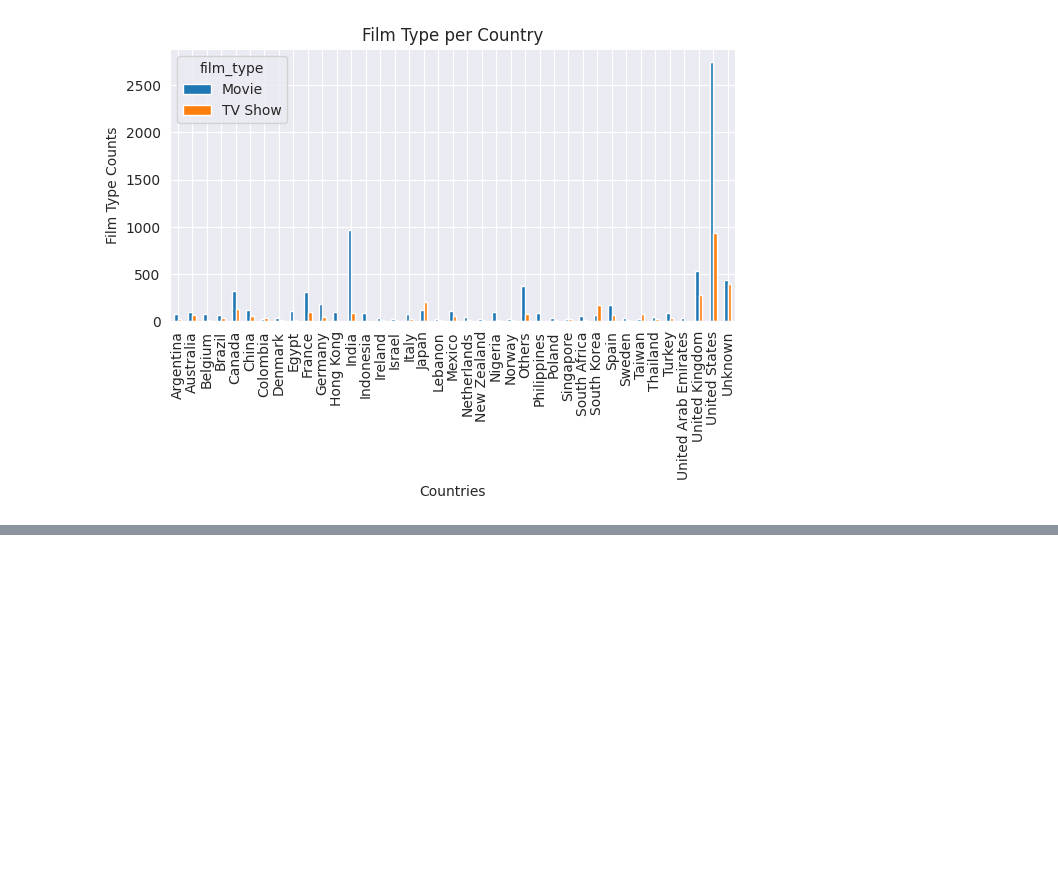
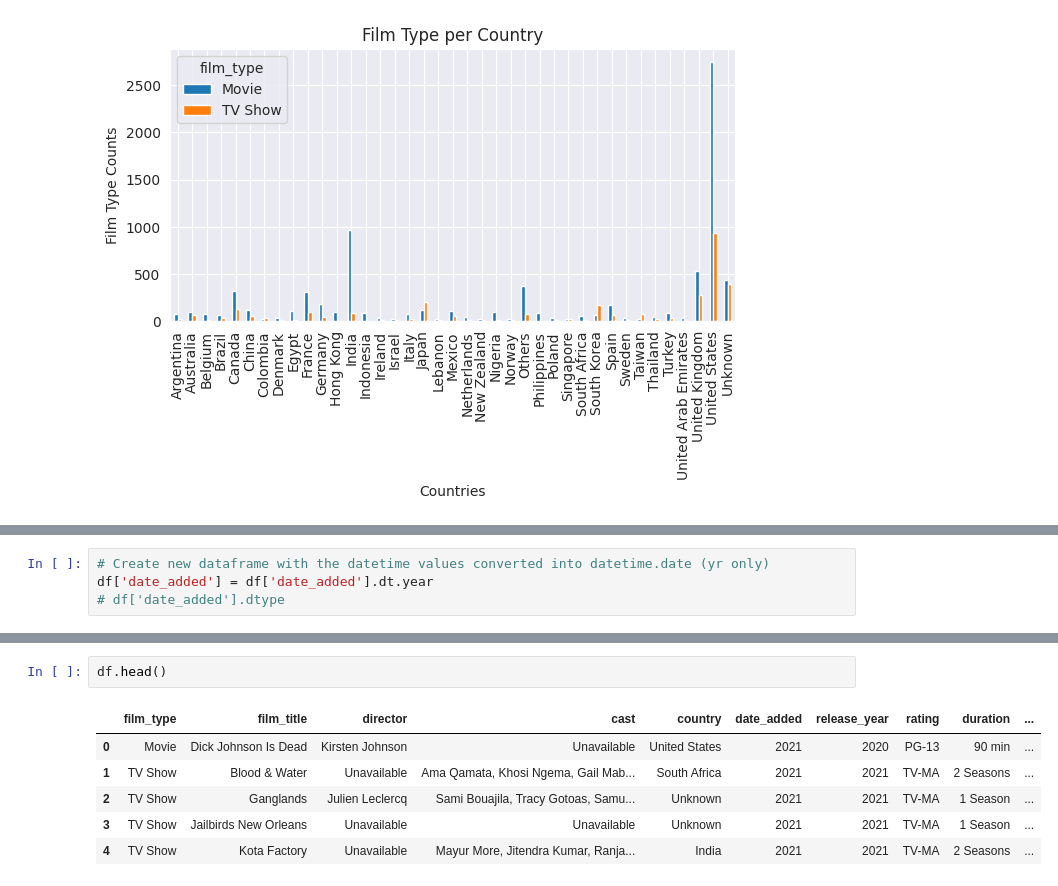
Before and after one commit to mutumagitonga/Netflix-Movies-and-TV-Shows-Data-Analysis, a Jupyter notebook: netflix_movies_and_shows.ipynb, the cells around one changed output, grey strips where cells are left out. Saved outputs shown, nothing was run; the diff lists cells and outputs as text; blank space fills up the shorter version.

Commit message:
Convert date_added col to datetime.date(year) to group film_type counts per year

```diff
--- a/netflix_movies_and_shows.ipynb
+++ b/netflix_movies_and_shows.ipynb
@@ -807,0 +831,4 @@ Text(0.5, 1.0, 'Film Type per Country')
+# %%
+# Create new dataframe with the datetime values converted into datetime.date (yr only)
+df['date_added'] = df['date_added'].dt.year
+# df['date_added'].dtype
@@ -807,0 +860,9 @@ Text(0.5, 1.0, 'Film Type per Country')
+# %%
+df.head()
+# %% [output]
+|  | film_type | film_title | director | cast | country | date_added | release_year | rating | duration | ... |
+| 0 | Movie | Dick Johnson Is Dead | Kirsten Johnson | Unavailable | United States | 2021 | 2020 | PG-13 | 90 min | ... |
+| 1 | TV Show | Blood & Water | Unavailable | Ama Qamata, Khosi Ngema, Gail Mab... | South Africa | 2021 | 2021 | TV-MA | 2 Seasons | ... |
+| 2 | TV Show | Ganglands | Julien Leclercq | Sami Bouajila, Tracy Gotoas, Samu... | Unknown | 2021 | 2021 | TV-MA | 1 Season | ... |
+| 3 | TV Show | Jailbirds New Orleans | Unavailable | Unavailable | Unknown | 2021 | 2021 | TV-MA | 1 Season | ... |
+| 4 | TV Show | Kota Factory | Unavailable | Mayur More, Jitendra Kumar, Ranja... | India | 2021 | 2021 | TV-MA | 2 Seasons | ... |
```
Also changed, not shown: parts of 8 cells of this notebook.
